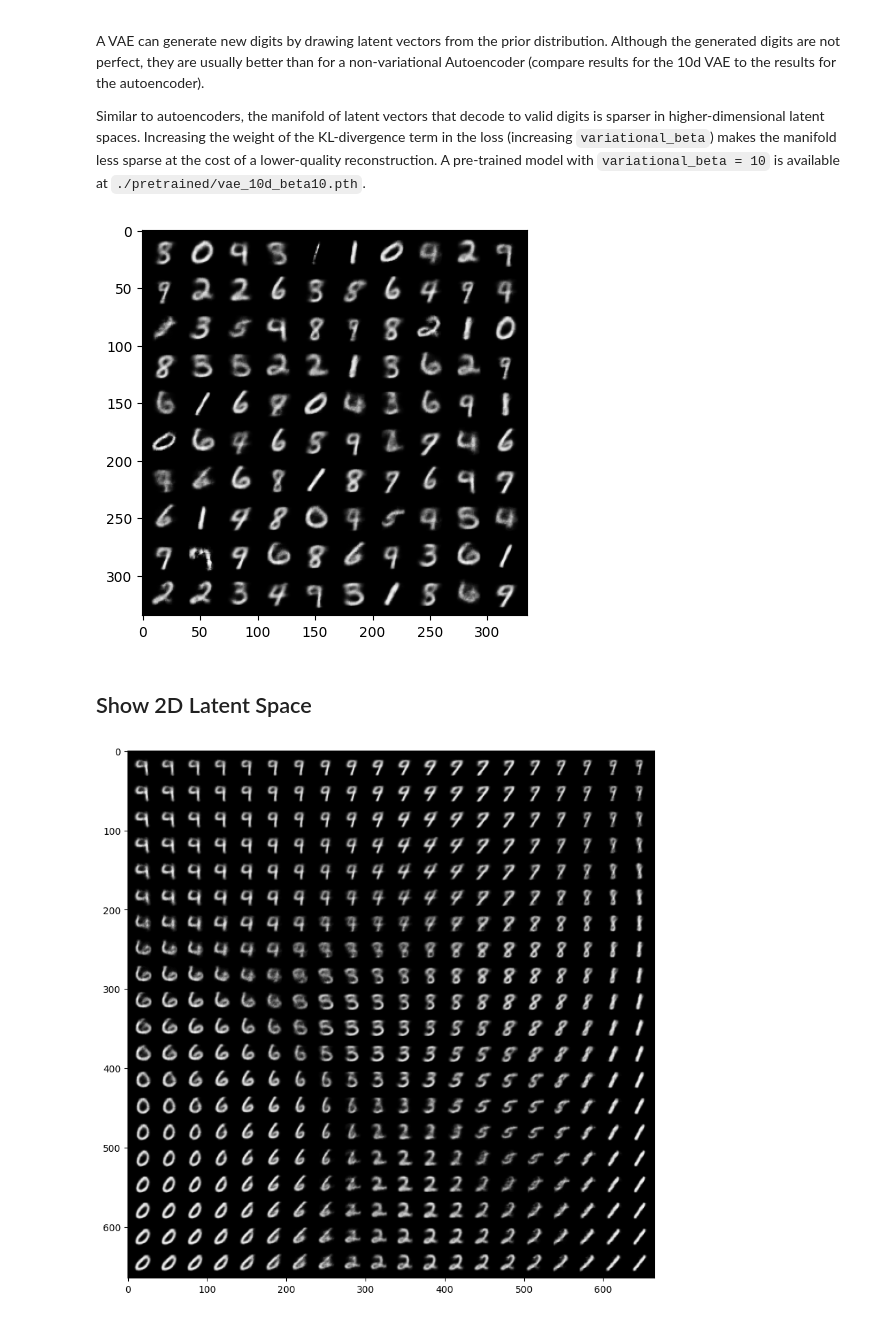
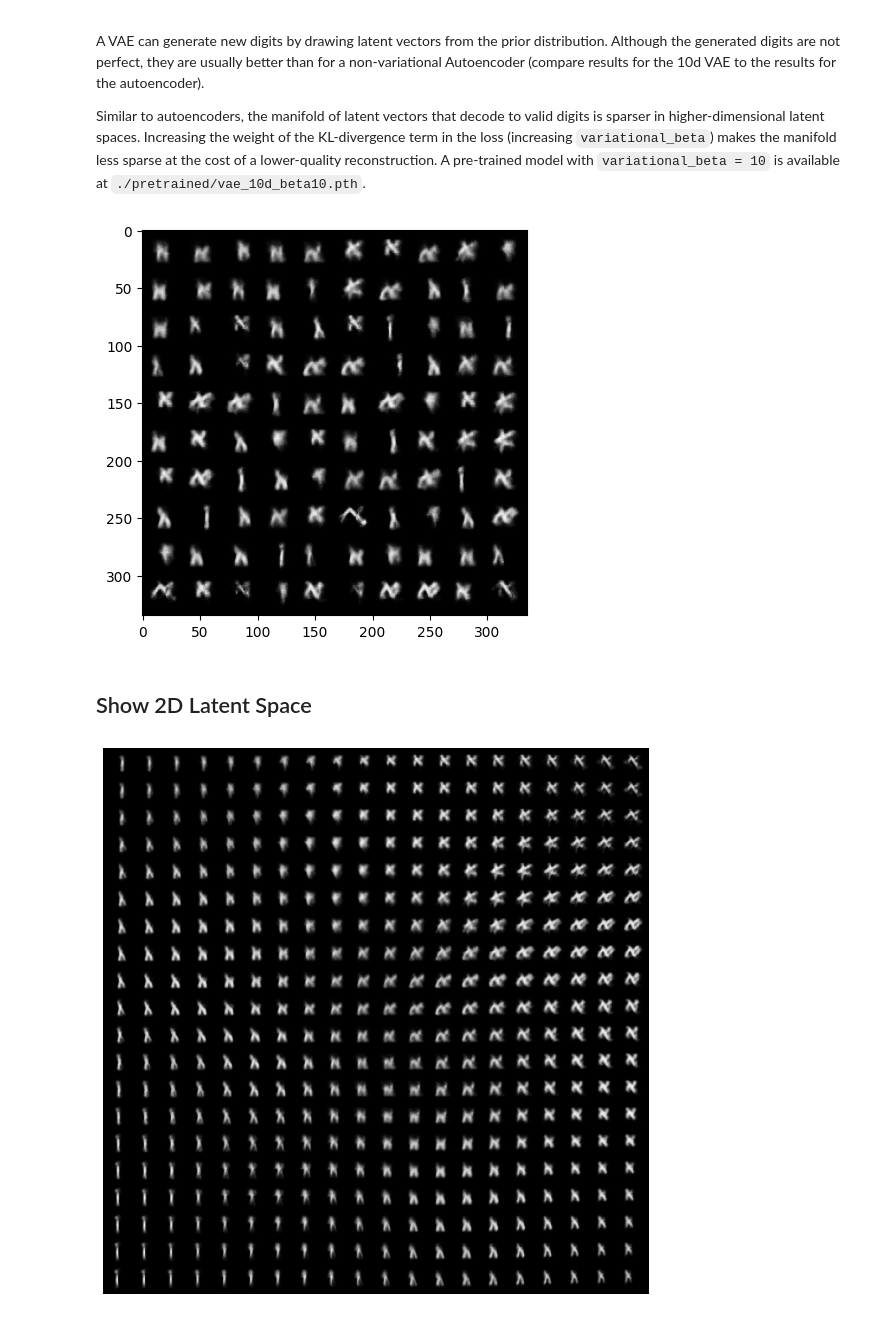
Before and after one commit to bensapirstein/DeepGraphemics, a Jupyter notebook: deep_graphemics_vae.ipynb, the cells around one changed output. Cells and saved outputs as stored; diff of their text form; code cells hidden in the pictures.

Commit message:
aleph latent space success

```diff
--- a/deep_graphemics_vae.ipynb
+++ b/deep_graphemics_vae.ipynb
@@ -55,14 +57,15 @@ MNIST images show digits from 0-9 in 28x28 grayscale images. We do not center th
 # %%
 import torchvision.transforms as transforms
 from torch.utils.data import DataLoader
-from torchvision.datasets import MNIST
+from utils.datasets import GraphemesDataset
 
 img_transform = transforms.Compose([
     transforms.ToTensor()
 ])
 
-train_dataset = MNIST(root='./data/MNIST', download=True, train=True, transform=img_transform)
+root_dir = "dataset_skia"
+train_dataset = GraphemesDataset(root_dir, train=True, by_letter='aleph', transform=img_transform)
 train_dataloader = DataLoader(train_dataset, batch_size=batch_size, shuffle=True)
 
-test_dataset = MNIST(root='./data/MNIST', download=True, train=False, transform=img_transform)
+test_dataset = GraphemesDataset(root_dir, train=False, by_letter='aleph', transform=img_transform)
 test_dataloader = DataLoader(test_dataset, batch_size=batch_size, shuffle=True)
@@ -229,15 +245,15 @@ plt.show()
 Alternatively: Load Pre-Trained VAE
 -----------------------------
 # %%
-filename = 'vae_2d.pth'
-# filename = 'vae_10d.pth'
-import urllib
-if not os.path.isdir('./pretrained'):
-    os.makedirs('./pretrained')
-print('downloading ...')
-urllib.request.urlretrieve ("http://geometry.cs.ucl.ac.uk/creativeai/pretrained/"+filename, "./pretrained/"+filename)
-vae.load_state_dict(torch.load('./pretrained/'+filename))
-print('done')
+# filename = 'vae_2d.pth'
+# # filename = 'vae_10d.pth'
+# import urllib
+# if not os.path.isdir('./pretrained'):
+#     os.makedirs('./pretrained')
+# print('downloading ...')
+# urllib.request.urlretrieve ("http://geometry.cs.ucl.ac.uk/creativeai/pretrained/"+filename, "./pretrained/"+filename)
+# vae.load_state_dict(torch.load('./pretrained/'+filename))
+# print('done')
 
 # this is how the VAE parameters can be saved:
 # torch.save(vae.state_dict(), './pretrained/my_vae.pth')
@@ -350,12 +363,12 @@ def interpolation(lambda1, model, img1, img2):
 
         return inter_image
 
-# sort part of test set by digit
-digits = [[] for _ in range(10)]
+# sort part of test set by writing system
+scripts = [[] for _ in range(len(train_dataset.classes))]
 for img_batch, label_batch in test_dataloader:
     for i in range(img_batch.size(0)):
-        digits[label_batch[i]].append(img_batch[i:i+1])
-    if sum(len(d) for d in digits) >= 1000:
+        scripts[label_batch[i]].append(img_batch[i:i+1])
+    if sum(len(d) for d in scripts) >= 1000:
         break;
 
 # interpolation lambdas
@@ -366,7 +379,7 @@ fig.subplots_adjust(hspace = .5, wspace=.001)
 axs = axs.ravel()
 
 for ind,l in enumerate(lambda_range):
-    inter_image=interpolation(float(l), vae, digits[7][0], digits[1][0])
+    inter_image=interpolation(float(l), vae, scripts[6][0], scripts[2][0])
 
     inter_image = to_img(inter_image)
 
@@ -400,34 +429,36 @@ with torch.no_grad():
     show_image(torchvision.utils.make_grid(img_recon.data[:100],10,5))
     plt.show()
 # %% [output]
-[figure, old version]
+[figure, new version]
 # %% [markdown]
 Show 2D Latent Space
 ---------------------
 # %%
 # load a network that was trained with a 2d latent space
 if latent_dims != 2:
     print('Please change the parameters to two latent dimensions.')
 
 with torch.no_grad():
 
     # create a sample grid in 2d latent space
     latent_x = np.linspace(-1.5,1.5,20)
     latent_y = np.linspace(-1.5,1.5,20)
     latents = torch.FloatTensor(len(latent_y), len(latent_x), 2)
     for i, lx in enumerate(latent_x):
         for j, ly in enumerate(latent_y):
             latents[j, i, 0] = lx
             latents[j, i, 1] = ly
     latents = latents.view(-1, 2) # flatten grid into a batch
 
     # reconstruct images from the latent vectors
     latents = latents.to(device)
     image_recon = vae.decoder(latents)
     image_recon = image_recon.cpu()
 
     fig, ax = plt.subplots(figsize=(10, 10))
     show_image(torchvision.utils.make_grid(image_recon.data[:400],20,5))
+    # remove axis labels
+    plt.axis('off')
     plt.show()
 # %% [output]
-[figure, old version]
+[figure, new version]
```
Also changed, not shown: parts of 10 cells of this notebook, 11 other files.
